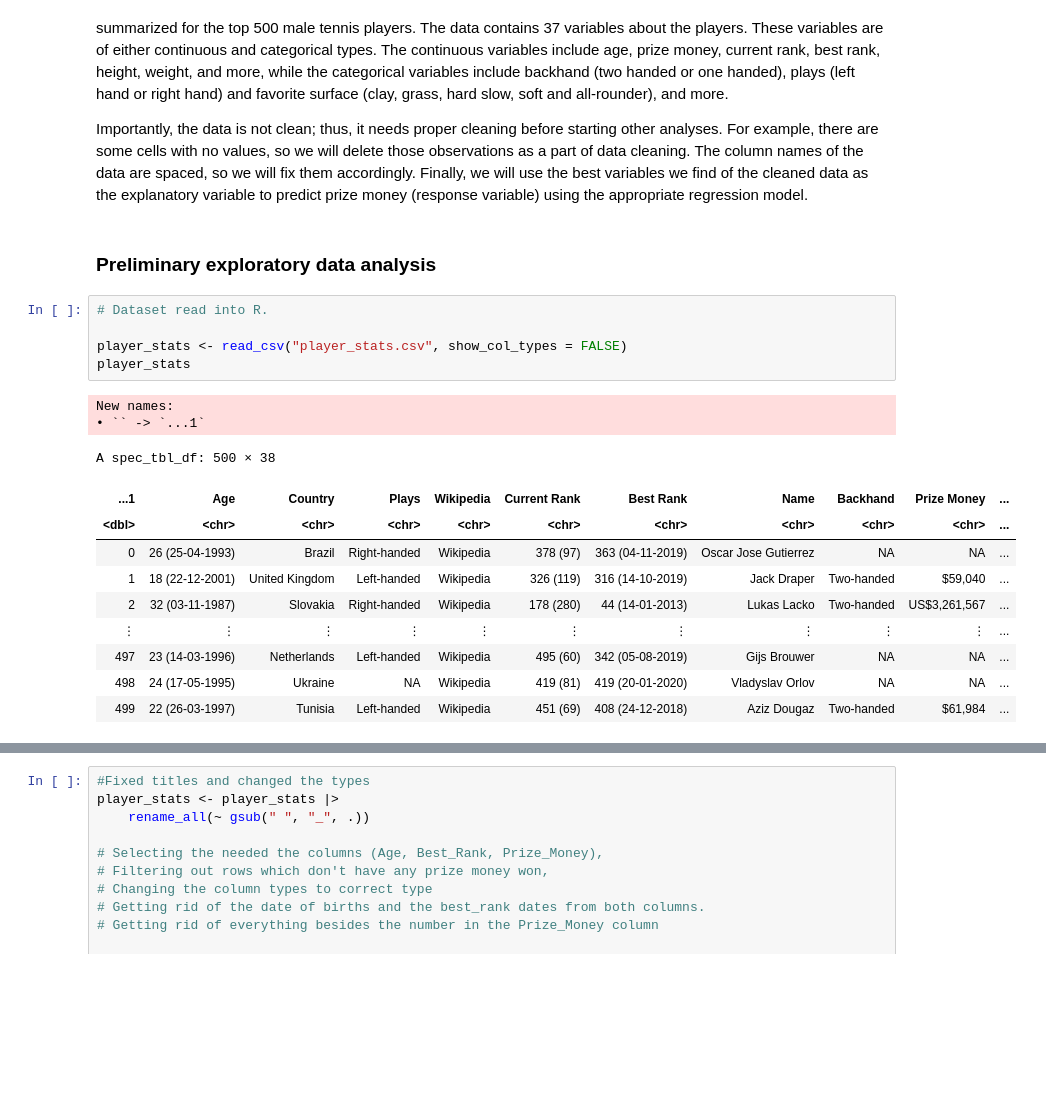
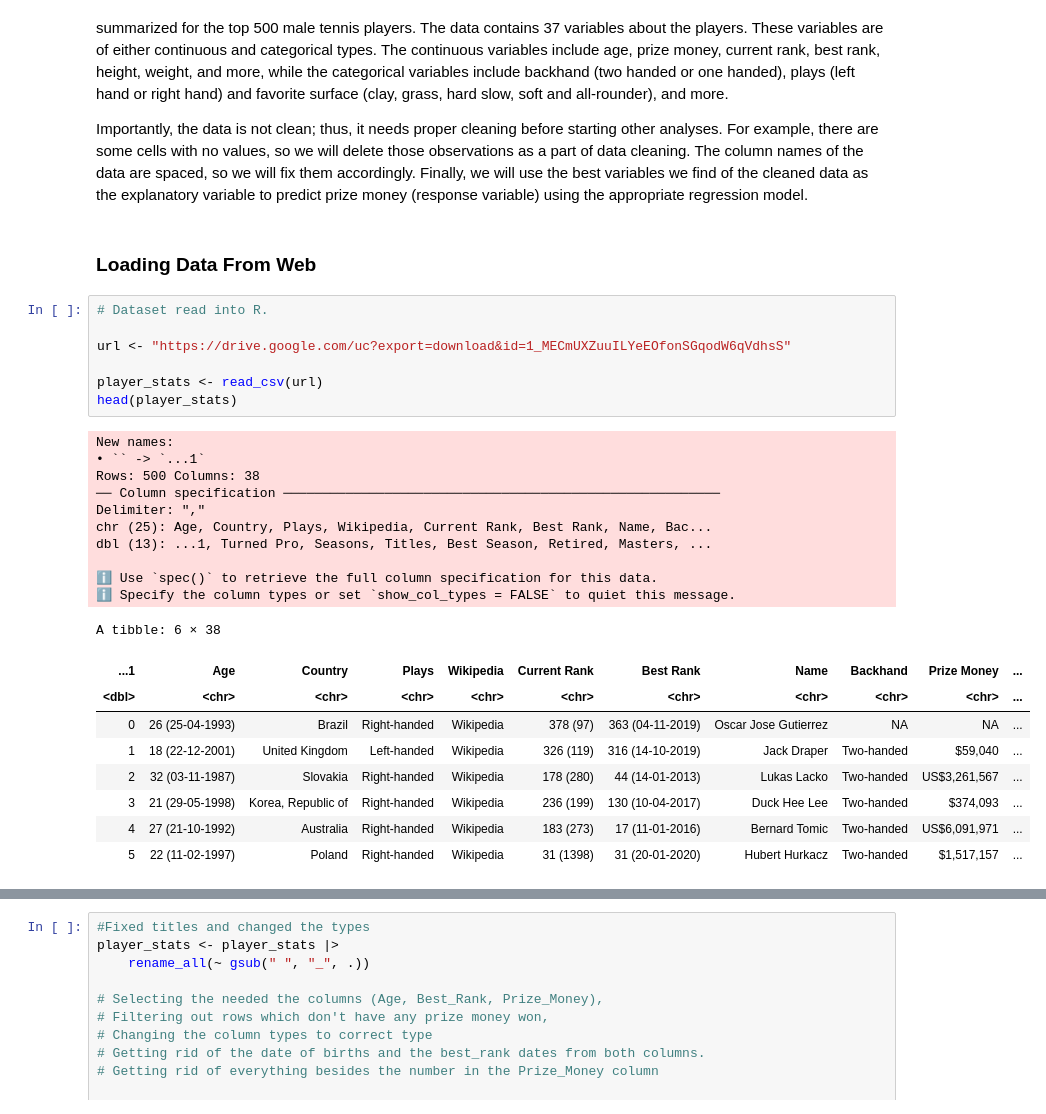
Before and after one commit to HarmanSandhu179/DSCI-100-Group-Project, a Jupyter notebook: group_project_report.ipynb, the cells around one changed output, grey strips where cells are left out. Saved outputs shown, nothing was run; the diff lists cells and outputs as text; blank space fills up the shorter version.

```diff
--- a/group_project_report.ipynb
+++ b/group_project_report.ipynb
@@ -37,22 +37,31 @@ For this work, the data was downloaded from Ultimate Tennis Statistics. [3] This
 
 Importantly, the data is not clean; thus, it needs proper cleaning before starting other analyses. For example, there are some cells with no values, so we will delete those observations as a part of data cleaning. The column names of the data are spaced, so we will fix them accordingly. Finally, we will use the best variables we find of the cleaned data as the explanatory variable to predict prize money (response variable) using the appropriate regression model.
 # %% [markdown]
-### Preliminary exploratory data analysis
+### Loading Data From Web
 # %%
 # Dataset read into R.
 
-player_stats <- read_csv("player_stats.csv", show_col_types = FALSE)
-player_stats
+url <- "https://drive.google.com/uc?export=download&id=1_MECmUXZuuILYeEOfonSGqodW6qVdhsS"
+
+player_stats <- read_csv(url)
+head(player_stats)
 # %% [output]
 New names:
 • `` -> `...1`
+Rows: 500 Columns: 38
+── Column specification ────────────────────────────────────────────────────────
+Delimiter: ","
+chr (25): Age, Country, Plays, Wikipedia, Current Rank, Best Rank, Name, Bac...
+dbl (13): ...1, Turned Pro, Seasons, Titles, Best Season, Retired, Masters, ...
+
+ℹ Use `spec()` to retrieve the full column specification for this data.
+ℹ Specify the column types or set `show_col_types = FALSE` to quiet this message.
-A spec_tbl_df: 500 × 38
+A tibble: 6 × 38
 | ...1 | Age | Country | Plays | Wikipedia | Current Rank | Best Rank | Name | Backhand | Prize Money | ... |
 | <dbl> | <chr> | <chr> | <chr> | <chr> | <chr> | <chr> | <chr> | <chr> | <chr> | ... |
 | 0 | 26 (25-04-1993) | Brazil | Right-handed | Wikipedia | 378 (97) | 363 (04-11-2019) | Oscar Jose Gutierrez | NA | NA | ... |
 | 1 | 18 (22-12-2001) | United Kingdom | Left-handed | Wikipedia | 326 (119) | 316 (14-10-2019) | Jack Draper | Two-handed | $59,040 | ... |
 | 2 | 32 (03-11-1987) | Slovakia | Right-handed | Wikipedia | 178 (280) | 44 (14-01-2013) | Lukas Lacko | Two-handed | US$3,261,567 | ... |
-| ⋮ | ⋮ | ⋮ | ⋮ | ⋮ | ⋮ | ⋮ | ⋮ | ⋮ | ⋮ | ... |
-| 497 | 23 (14-03-1996) | Netherlands | Left-handed | Wikipedia | 495 (60) | 342 (05-08-2019) | Gijs Brouwer | NA | NA | ... |
-| 498 | 24 (17-05-1995) | Ukraine | NA | Wikipedia | 419 (81) | 419 (20-01-2020) | Vladyslav Orlov | NA | NA | ... |
-| 499 | 22 (26-03-1997) | Tunisia | Left-handed | Wikipedia | 451 (69) | 408 (24-12-2018) | Aziz Dougaz | Two-handed | $61,984 | ... |
+| 3 | 21 (29-05-1998) | Korea, Republic of | Right-handed | Wikipedia | 236 (199) | 130 (10-04-2017) | Duck Hee Lee | Two-handed | $374,093 | ... |
+| 4 | 27 (21-10-1992) | Australia | Right-handed | Wikipedia | 183 (273) | 17 (11-01-2016) | Bernard Tomic | Two-handed | US$6,091,971 | ... |
+| 5 | 22 (11-02-1997) | Poland | Right-handed | Wikipedia | 31 (1398) | 31 (20-01-2020) | Hubert Hurkacz | Two-handed | $1,517,157 | ... |
```
Also changed, not shown: parts of 5 cells of this notebook.
